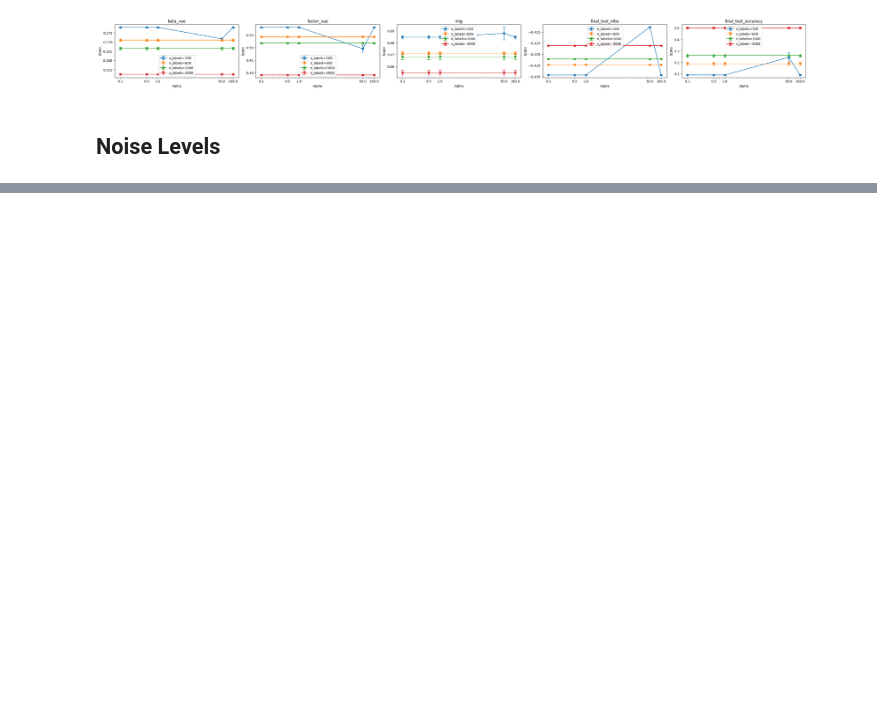
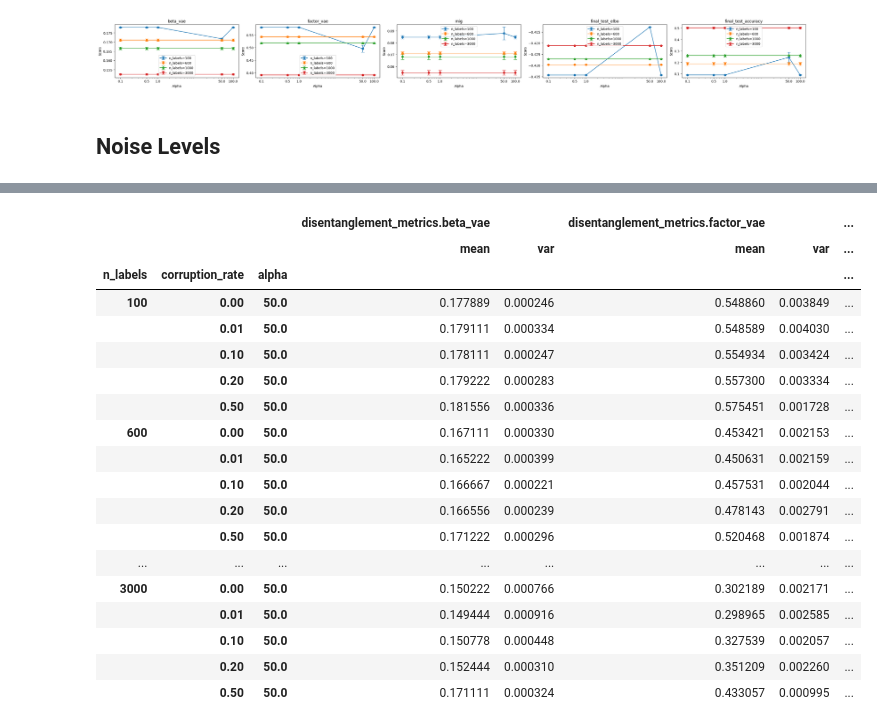
Before and after one commit to davidbhoffmann/ssvae, a Jupyter notebook: results/combined/analysis.ipynb, the cells around one changed output, grey strips where cells are left out. Saved outputs shown, nothing was run; the diff lists cells and outputs as text; code cells hidden in the pictures; blank space fills up the shorter version.

```diff
--- a/results/combined/analysis.ipynb
+++ b/results/combined/analysis.ipynb
@@ -100,0 +125,33 @@ plt.show()
+# %%
+import pandas as pd
+
+# 'results' is your list of dictionaries
+df = pd.json_normalize(data)
+
+# Select grouping keys and flattened disentanglement metrics
+group_cols = ['n_labels', 'corruption_rate', 'alpha']
+metric_cols = [c for c in df.columns if c.startswith('disentanglement_metrics')] + ['final_test_elbo', 'final_test_accuracy']
+
+# Aggregate with mean and std
+summary_df = df.groupby(group_cols)[metric_cols].agg(['mean', 'var'])
+summary_df
+# %% [output]
+|  |  |  | disentanglement_metrics.beta_vae |  | disentanglement_metrics.factor_vae |  | ... |
+|  |  |  | mean | var | mean | var | ... |
+| n_labels | corruption_rate | alpha |  |  |  |  | ... |
+| 100 | 0.00 | 50.0 | 0.177889 | 0.000246 | 0.548860 | 0.003849 | ... |
+|  | 0.01 | 50.0 | 0.179111 | 0.000334 | 0.548589 | 0.004030 | ... |
+|  | 0.10 | 50.0 | 0.178111 | 0.000247 | 0.554934 | 0.003424 | ... |
+|  | 0.20 | 50.0 | 0.179222 | 0.000283 | 0.557300 | 0.003334 | ... |
+|  | 0.50 | 50.0 | 0.181556 | 0.000336 | 0.575451 | 0.001728 | ... |
+| 600 | 0.00 | 50.0 | 0.167111 | 0.000330 | 0.453421 | 0.002153 | ... |
+|  | 0.01 | 50.0 | 0.165222 | 0.000399 | 0.450631 | 0.002159 | ... |
+|  | 0.10 | 50.0 | 0.166667 | 0.000221 | 0.457531 | 0.002044 | ... |
+|  | 0.20 | 50.0 | 0.166556 | 0.000239 | 0.478143 | 0.002791 | ... |
+|  | 0.50 | 50.0 | 0.171222 | 0.000296 | 0.520468 | 0.001874 | ... |
+| ... | ... | ... | ... | ... | ... | ... | ... |
+| 3000 | 0.00 | 50.0 | 0.150222 | 0.000766 | 0.302189 | 0.002171 | ... |
+|  | 0.01 | 50.0 | 0.149444 | 0.000916 | 0.298965 | 0.002585 | ... |
+|  | 0.10 | 50.0 | 0.150778 | 0.000448 | 0.327539 | 0.002057 | ... |
+|  | 0.20 | 50.0 | 0.152444 | 0.000310 | 0.351209 | 0.002260 | ... |
+|  | 0.50 | 50.0 | 0.171111 | 0.000324 | 0.433057 | 0.000995 | ... |
```
Also changed, not shown: parts of 7 cells of this notebook, 53 other files.
